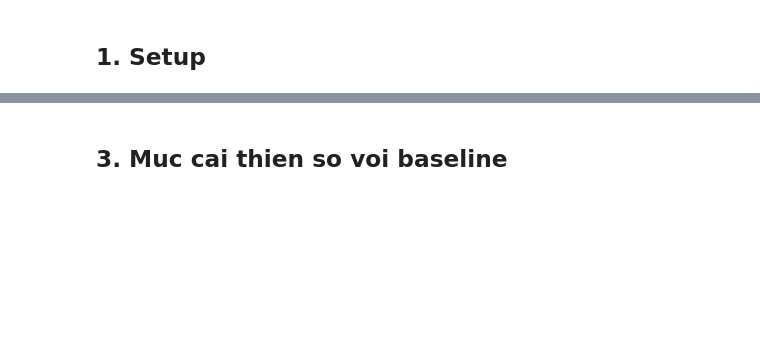
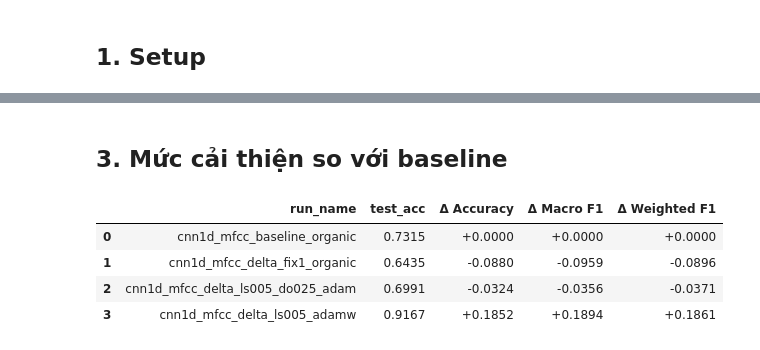
Before and after one commit to giggle-scripter/ser, a Jupyter notebook: notebooks/03_results_analysis.ipynb, the cells around one changed output, grey strips where cells are left out. Saved outputs shown, nothing was run; the diff lists cells and outputs as text; code cells hidden in the pictures; blank space fills up the shorter version.

```diff
--- a/notebooks/03_results_analysis.ipynb
+++ b/notebooks/03_results_analysis.ipynb
@@ -63,11 +93,28 @@ plt.show()
 # %% [markdown]
-## 3. Muc cai thien so voi baseline
+## 3. Mức cải thiện so với baseline
 # %%
-baseline = results.loc[results['run_name'] == 'cnn1d_mfcc_baseline_organic'].iloc[0]
+baseline = results.loc[results['run_name'] == BASELINE_RUN].iloc[0]
+
 improvement = results[['run_name', 'test_acc', 'test_f1_macro', 'test_f1_weight']].copy()
-improvement['delta_acc_vs_baseline'] = improvement['test_acc'] - baseline['test_acc']
-improvement['delta_macro_f1_vs_baseline'] = improvement['test_f1_macro'] - baseline['test_f1_macro']
-improvement['delta_weighted_f1_vs_baseline'] = improvement['test_f1_weight'] - baseline['test_f1_weight']
+improvement['\u0394 Accuracy']    = improvement['test_acc']       - baseline['test_acc']
+improvement['\u0394 Macro F1']    = improvement['test_f1_macro']  - baseline['test_f1_macro']
+improvement['\u0394 Weighted F1'] = improvement['test_f1_weight'] - baseline['test_f1_weight']
 
-display(improvement)
+delta_cols = ['\u0394 Accuracy', '\u0394 Macro F1', '\u0394 Weighted F1']
+
+display(
+    improvement[['run_name', 'test_acc', *delta_cols]]
+    .style
+    .map(
+        lambda v: 'color: green' if v > 0 else ('color: red' if v < 0 else ''),
+        subset=delta_cols,
+    )
+    .format({'test_acc': '{:.4f}', **{c: '{:+.4f}' for c in delta_cols}})
+)
+# %% [output]
+|  | run_name | test_acc | Δ Accuracy | Δ Macro F1 | Δ Weighted F1 |
+| 0 | cnn1d_mfcc_baseline_organic | 0.7315 | +0.0000 | +0.0000 | +0.0000 |
+| 1 | cnn1d_mfcc_delta_fix1_organic | 0.6435 | -0.0880 | -0.0959 | -0.0896 |
+| 2 | cnn1d_mfcc_delta_ls005_do025_adam | 0.6991 | -0.0324 | -0.0356 | -0.0371 |
+| 3 | cnn1d_mfcc_delta_ls005_adamw | 0.9167 | +0.1852 | +0.1894 | +0.1861 |
 # %% [markdown]
```
Also changed, not shown: parts of 16 cells of this notebook, 3 other files.
